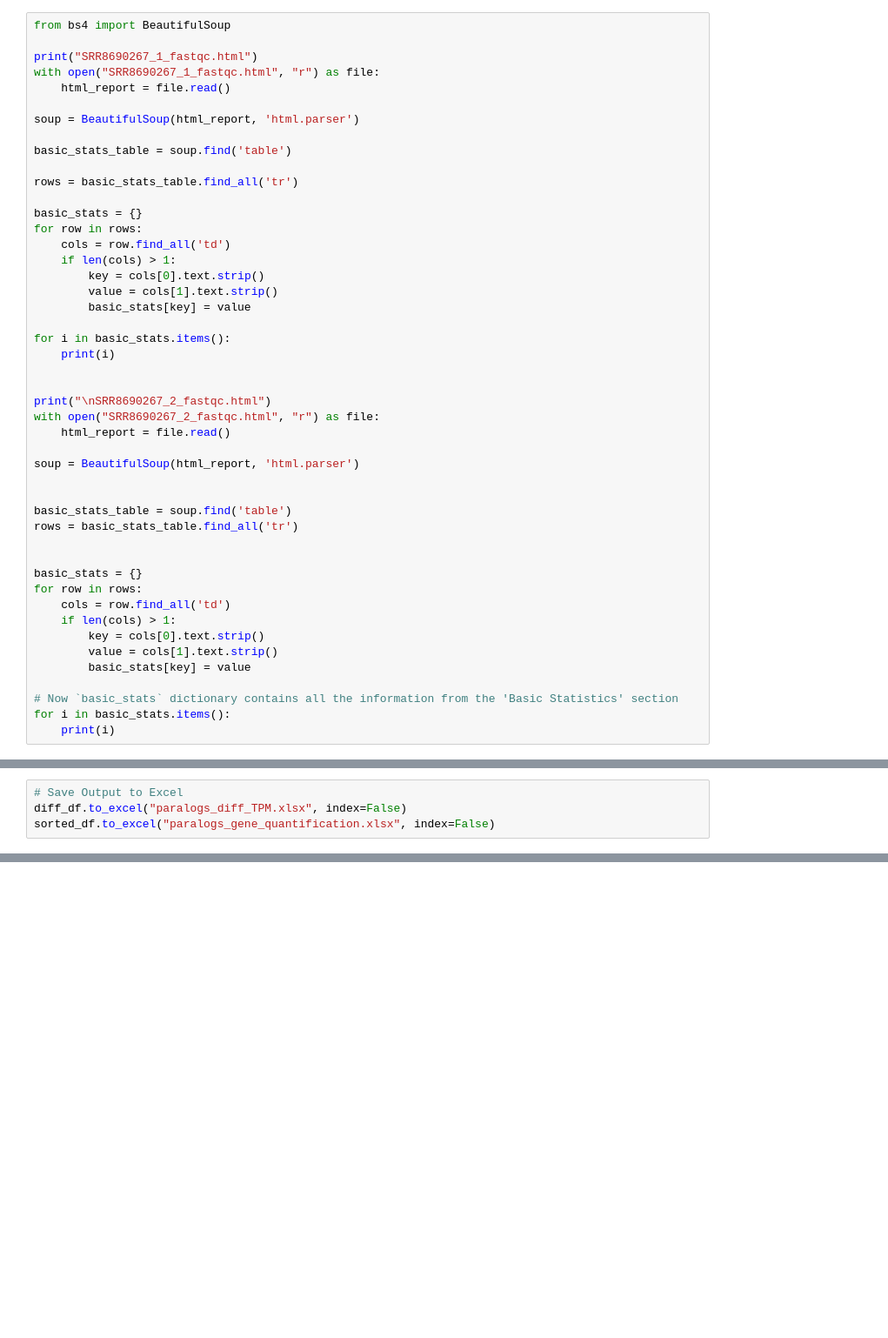
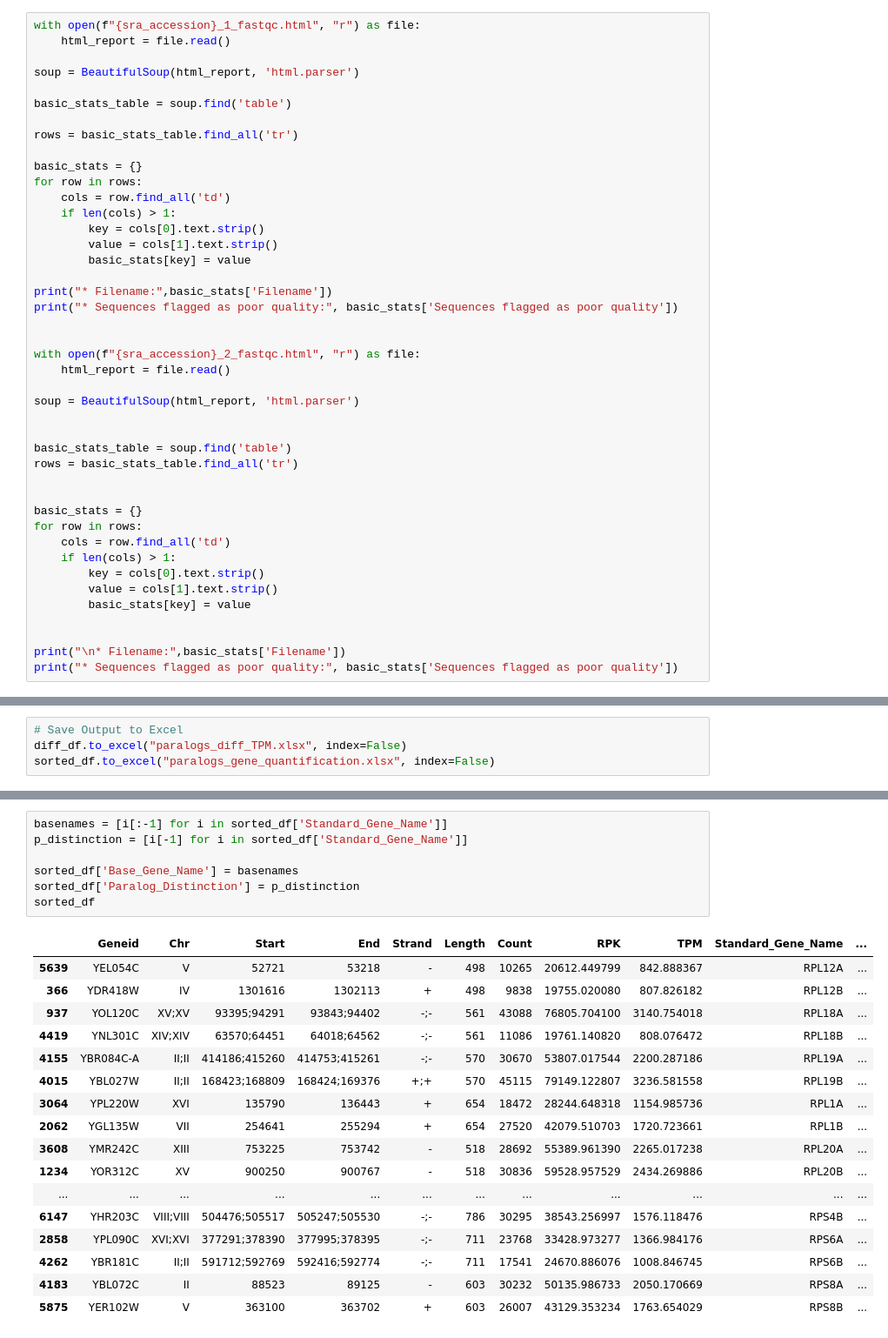
Before and after one commit to samuelcampione/RNAseq_Transcription_Analysis_Ribosome_Paralogs, a Jupyter notebook: rna_seq_analysis.ipynb, the cells around one changed output, grey strips where cells are left out. Shown: that part at 87% size. Drawn from its saved outputs; the diff is of its cells as text; blank space fills up the shorter version.

```diff
--- a/rna_seq_analysis.ipynb
+++ b/rna_seq_analysis.ipynb
@@ -94,10 +105,7 @@ Analysis complete for SRR8690267_2.fastq
 # %% [markdown]
 #### *FastQC Report Parsing*
 # %%
-from bs4 import BeautifulSoup
-
-print("SRR8690267_1_fastqc.html")
-with open("SRR8690267_1_fastqc.html", "r") as file:
+with open(f"{sra_accession}_1_fastqc.html", "r") as file:
     html_report = file.read()
 
 soup = BeautifulSoup(html_report, 'html.parser')
@@ -114,12 +122,11 @@ for row in rows:
         value = cols[1].text.strip()
         basic_stats[key] = value
 
-for i in basic_stats.items():
-    print(i)
+print("* Filename:",basic_stats['Filename'])
+print("* Sequences flagged as poor quality:", basic_stats['Sequences flagged as poor quality'])
 
 
-print("\nSRR8690267_2_fastqc.html")
-with open("SRR8690267_2_fastqc.html", "r") as file:
+with open(f"{sra_accession}_2_fastqc.html", "r") as file:
     html_report = file.read()
 
 soup = BeautifulSoup(html_report, 'html.parser')
@@ -137,7 +144,7 @@ for row in rows:
         value = cols[1].text.strip()
         basic_stats[key] = value
 
-# Now `basic_stats` dictionary contains all the information from the 'Basic Statistics' section
-for i in basic_stats.items():
-    print(i)
+
+print("\n* Filename:",basic_stats['Filename'])
+print("* Sequences flagged as poor quality:", basic_stats['Sequences flagged as poor quality'])
 # %% [output]
@@ -369,3 +358,28 @@ plt.show()
+# %%
+basenames = [i[:-1] for i in sorted_df['Standard_Gene_Name']]
+p_distinction = [i[-1] for i in sorted_df['Standard_Gene_Name']]
+
+sorted_df['Base_Gene_Name'] = basenames
+sorted_df['Paralog_Distinction'] = p_distinction
+sorted_df
+# %% [output]
+|  | Geneid | Chr | Start | End | Strand | Length | Count | RPK | TPM | Standard_Gene_Name | ... |
+| 5639 | YEL054C | V | 52721 | 53218 | - | 498 | 10265 | 20612.449799 | 842.888367 | RPL12A | ... |
+| 366 | YDR418W | IV | 1301616 | 1302113 | + | 498 | 9838 | 19755.020080 | 807.826182 | RPL12B | ... |
+| 937 | YOL120C | XV;XV | 93395;94291 | 93843;94402 | -;- | 561 | 43088 | 76805.704100 | 3140.754018 | RPL18A | ... |
+| 4419 | YNL301C | XIV;XIV | 63570;64451 | 64018;64562 | -;- | 561 | 11086 | 19761.140820 | 808.076472 | RPL18B | ... |
+| 4155 | YBR084C-A | II;II | 414186;415260 | 414753;415261 | -;- | 570 | 30670 | 53807.017544 | 2200.287186 | RPL19A | ... |
+| 4015 | YBL027W | II;II | 168423;168809 | 168424;169376 | +;+ | 570 | 45115 | 79149.122807 | 3236.581558 | RPL19B | ... |
+| 3064 | YPL220W | XVI | 135790 | 136443 | + | 654 | 18472 | 28244.648318 | 1154.985736 | RPL1A | ... |
+| 2062 | YGL135W | VII | 254641 | 255294 | + | 654 | 27520 | 42079.510703 | 1720.723661 | RPL1B | ... |
+| 3608 | YMR242C | XIII | 753225 | 753742 | - | 518 | 28692 | 55389.961390 | 2265.017238 | RPL20A | ... |
+| 1234 | YOR312C | XV | 900250 | 900767 | - | 518 | 30836 | 59528.957529 | 2434.269886 | RPL20B | ... |
+| ... | ... | ... | ... | ... | ... | ... | ... | ... | ... | ... | ... |
+| 6147 | YHR203C | VIII;VIII | 504476;505517 | 505247;505530 | -;- | 786 | 30295 | 38543.256997 | 1576.118476 | RPS4B | ... |
+| 2858 | YPL090C | XVI;XVI | 377291;378390 | 377995;378395 | -;- | 711 | 23768 | 33428.973277 | 1366.984176 | RPS6A | ... |
+| 4262 | YBR181C | II;II | 591712;592769 | 592416;592774 | -;- | 711 | 17541 | 24670.886076 | 1008.846745 | RPS6B | ... |
+| 4183 | YBL072C | II | 88523 | 89125 | - | 603 | 30232 | 50135.986733 | 2050.170669 | RPS8A | ... |
+| 5875 | YER102W | V | 363100 | 363702 | + | 603 | 26007 | 43129.353234 | 1763.654029 | RPS8B | ... |
 # %%
 grouped = sorted_df.groupby('Base_Gene_Name')
 
```
Also changed, not shown: parts of 31 cells of this notebook, 2 other files.
